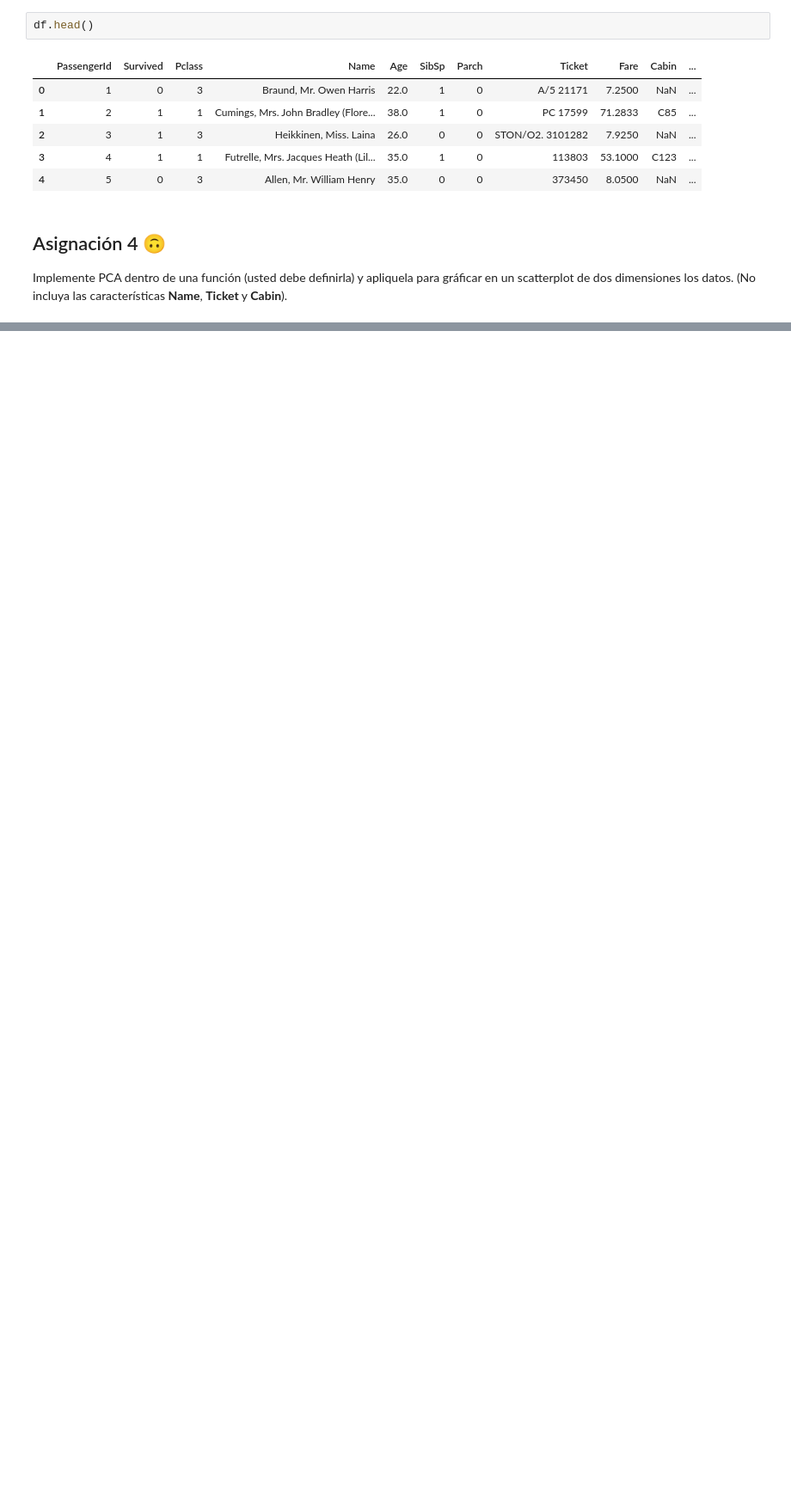
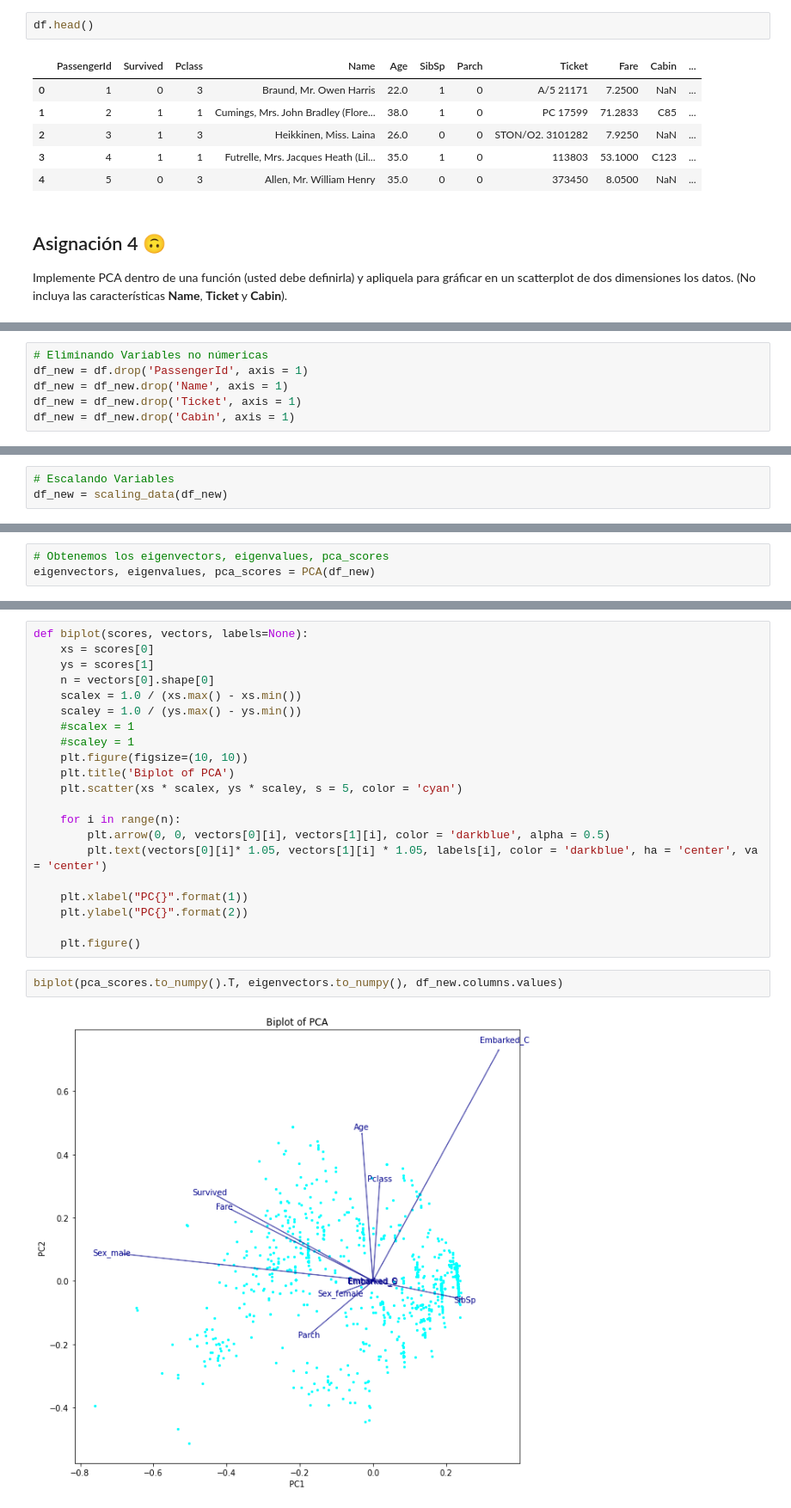
Before and after one commit to breko151/PREDICTIVE_MODELING, a Jupyter notebook: 2 - Preprocesamiento Básico.ipynb, the cells around one changed output, grey strips where cells are left out. Shown at 86% size. Saved outputs shown, nothing was run; the diff lists cells and outputs as text; blank space fills up the shorter version.

```diff
--- a/2 - Preprocesamiento Básico.ipynb
+++ b/2 - Preprocesamiento Básico.ipynb
@@ -143,0 +163,6 @@ Implemente PCA dentro de una función (usted debe definirla) y apliquela para gr
+# %%
+# Eliminando Variables no númericas
+df_new = df.drop('PassengerId', axis = 1)
+df_new = df_new.drop('Name', axis = 1)
+df_new = df_new.drop('Ticket', axis = 1)
+df_new = df_new.drop('Cabin', axis = 1)
@@ -143,0 +183,3 @@ Implemente PCA dentro de una función (usted debe definirla) y apliquela para gr
+# %%
+# Escalando Variables
+df_new = scaling_data(df_new)
@@ -143,0 +229,3 @@ Implemente PCA dentro de una función (usted debe definirla) y apliquela para gr
+# %%
+# Obtenemos los eigenvectors, eigenvalues, pca_scores
+eigenvectors, eigenvalues, pca_scores = PCA(df_new)
@@ -143,0 +269,25 @@ Implemente PCA dentro de una función (usted debe definirla) y apliquela para gr
+# %%
+def biplot(scores, vectors, labels=None):
+    xs = scores[0]
+    ys = scores[1]
+    n = vectors[0].shape[0]
+    scalex = 1.0 / (xs.max() - xs.min())
+    scaley = 1.0 / (ys.max() - ys.min())
+    #scalex = 1
+    #scaley = 1
+    plt.figure(figsize=(10, 10))
+    plt.title('Biplot of PCA')
+    plt.scatter(xs * scalex, ys * scaley, s = 5, color = 'cyan')
+
+    for i in range(n):
+        plt.arrow(0, 0, vectors[0][i], vectors[1][i], color = 'darkblue', alpha = 0.5)
+        plt.text(vectors[0][i]* 1.05, vectors[1][i] * 1.05, labels[i], color = 'darkblue', ha = 'center', va = 'center')
+
+    plt.xlabel("PC{}".format(1))
+    plt.ylabel("PC{}".format(2))
+
+    plt.figure()
+# %%
+biplot(pca_scores.to_numpy().T, eigenvectors.to_numpy(), df_new.columns.values)
+# %% [output]
+[figure, added]
```
Also changed, not shown: parts of 9 cells of this notebook.
